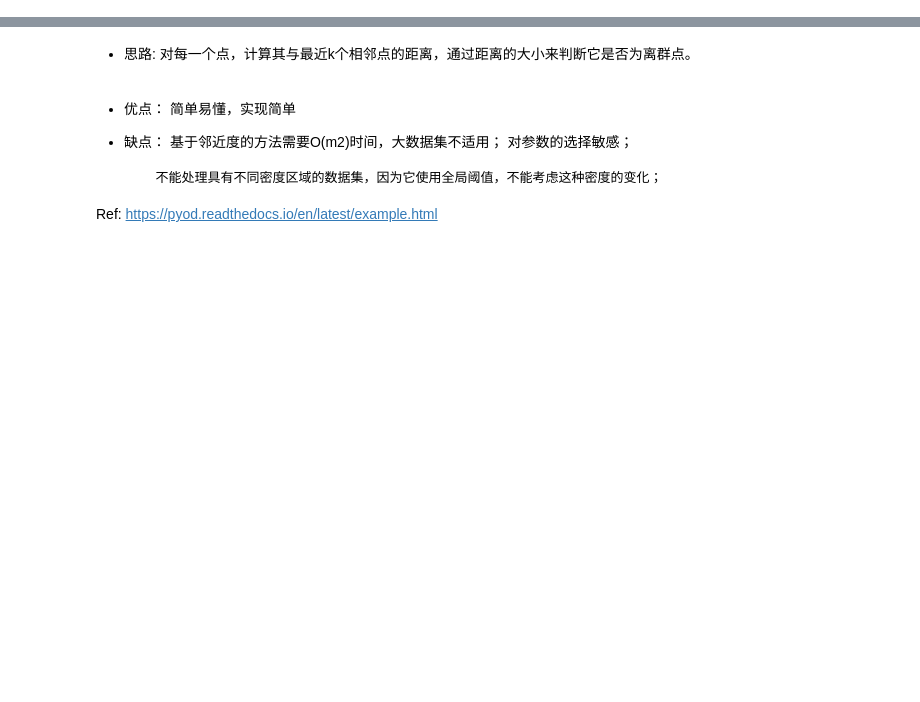
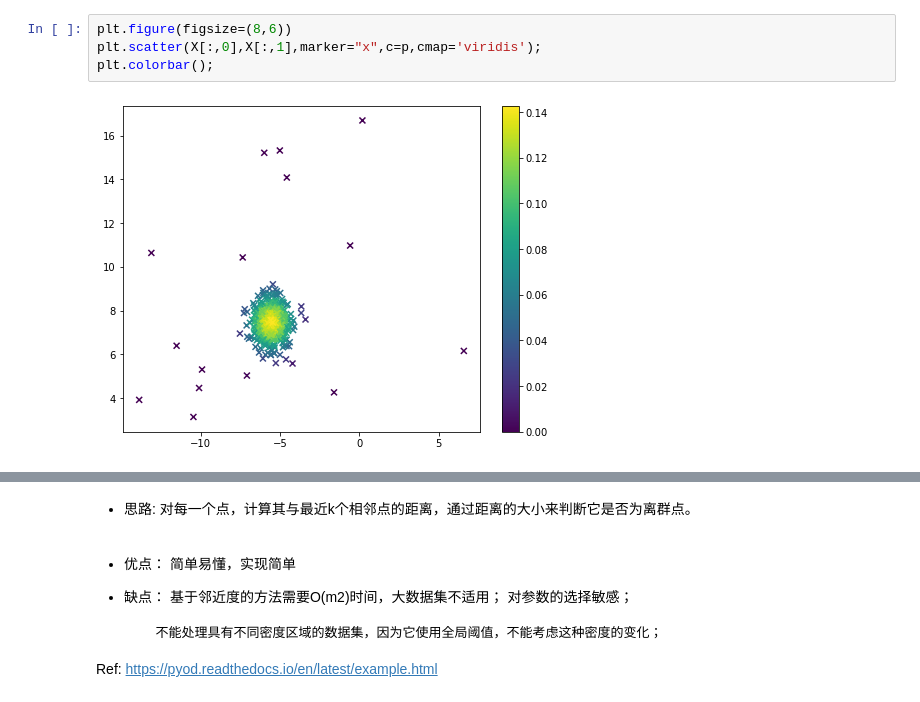
Before and after one commit to zzzaaannn/team-learning-data-mining, a Jupyter notebook: AnomalyDetection/HW-AnomalyDetection.ipynb, the cells around one changed output, grey strips where cells are left out. Cells and saved outputs as stored; diff of their text form; blank space fills up the shorter version.

```diff
--- a/AnomalyDetection/HW-AnomalyDetection.ipynb
+++ b/AnomalyDetection/HW-AnomalyDetection.ipynb
@@ -0,0 +112,6 @@
+# %%
+plt.figure(figsize=(8,6))
+plt.scatter(X[:,0],X[:,1],marker="x",c=p,cmap='viridis');
+plt.colorbar();
+# %% [output]
+[figure, added]
```
Also changed, not shown: parts of 27 cells of this notebook.
